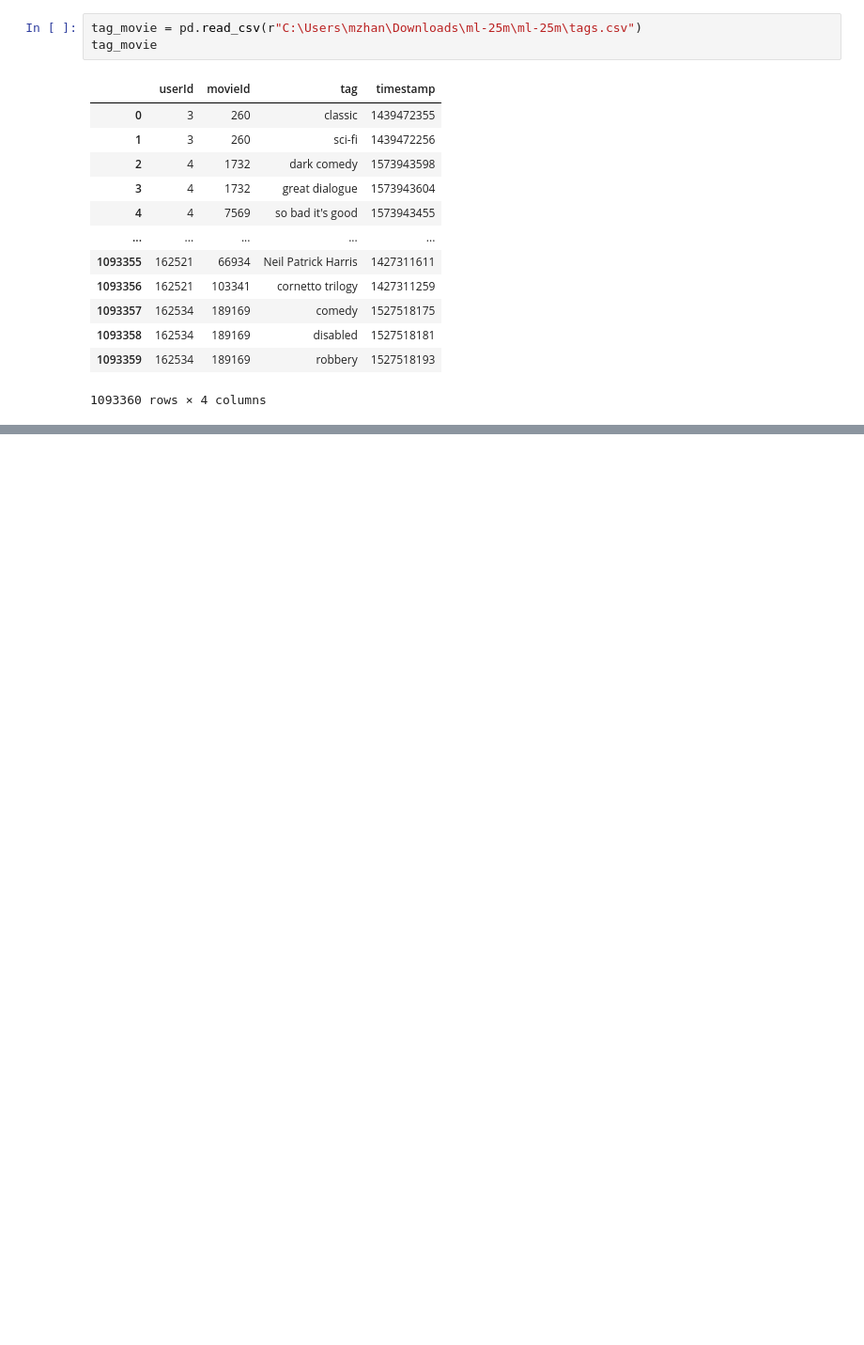
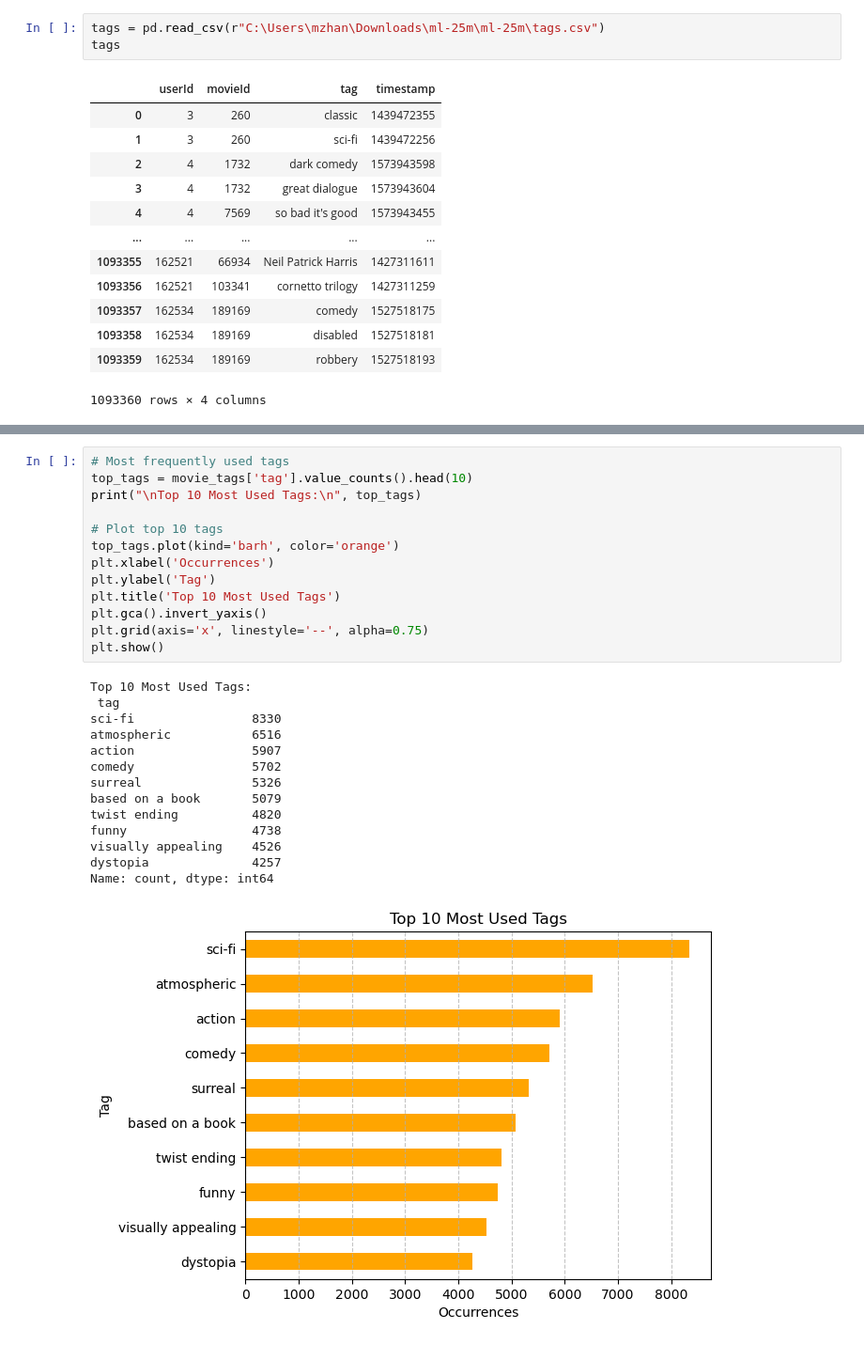
Before and after one commit to Valier-Juri/DSC202-movie-recommendation-database, a Jupyter notebook: EDA.ipynb, the cells around one changed output, grey strips where cells are left out. Shown: that part at 94% size. Saved outputs shown, nothing was run; the diff lists cells and outputs as text; blank space fills up the shorter version.

```diff
--- a/EDA.ipynb
+++ b/EDA.ipynb
@@ -174,8 +174,8 @@ tag_score
 | 15584447 | 206499 | 1128 | 0.03350 |
 15584448 rows × 3 columns
 # %%
-tag_movie = pd.read_csv(r"C:\Users\mzhan\Downloads\ml-25m\ml-25m\tags.csv")
-tag_movie
+tags = pd.read_csv(r"C:\Users\mzhan\Downloads\ml-25m\ml-25m\tags.csv")
+tags
 # %% [output]
 |  | userId | movieId | tag | timestamp |
 | 0 | 3 | 260 | classic | 1439472355 |
@@ -192,0 +306,28 @@ tag_movie
+# %%
+# Most frequently used tags
+top_tags = movie_tags['tag'].value_counts().head(10)
+print("\nTop 10 Most Used Tags:\n", top_tags)
+
+# Plot top 10 tags
+top_tags.plot(kind='barh', color='orange')
+plt.xlabel('Occurrences')
+plt.ylabel('Tag')
+plt.title('Top 10 Most Used Tags')
+plt.gca().invert_yaxis()
+plt.grid(axis='x', linestyle='--', alpha=0.75)
+plt.show()
+# %% [output]
+Top 10 Most Used Tags:
+ tag
+sci-fi                8330
+atmospheric           6516
+action                5907
+comedy                5702
+surreal               5326
+based on a book       5079
+twist ending          4820
+funny                 4738
+visually appealing    4526
+dystopia              4257
+Name: count, dtype: int64
+[figure, added]
```
Also changed, not shown: parts of 12 cells of this notebook.
